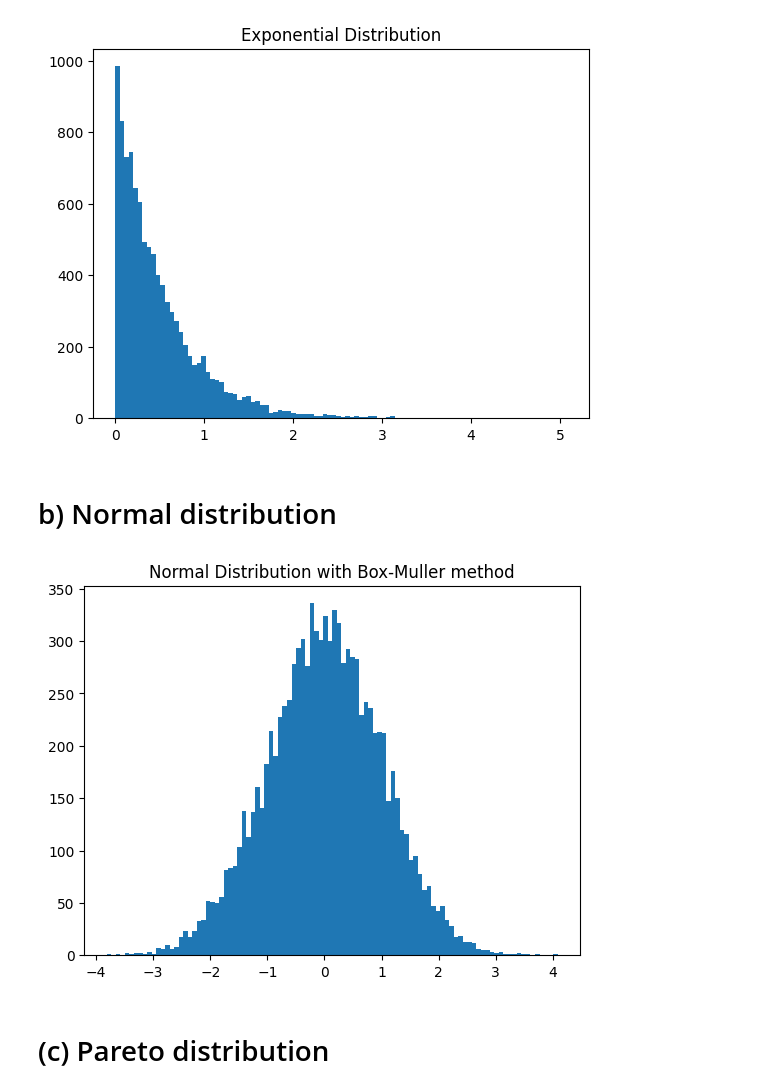
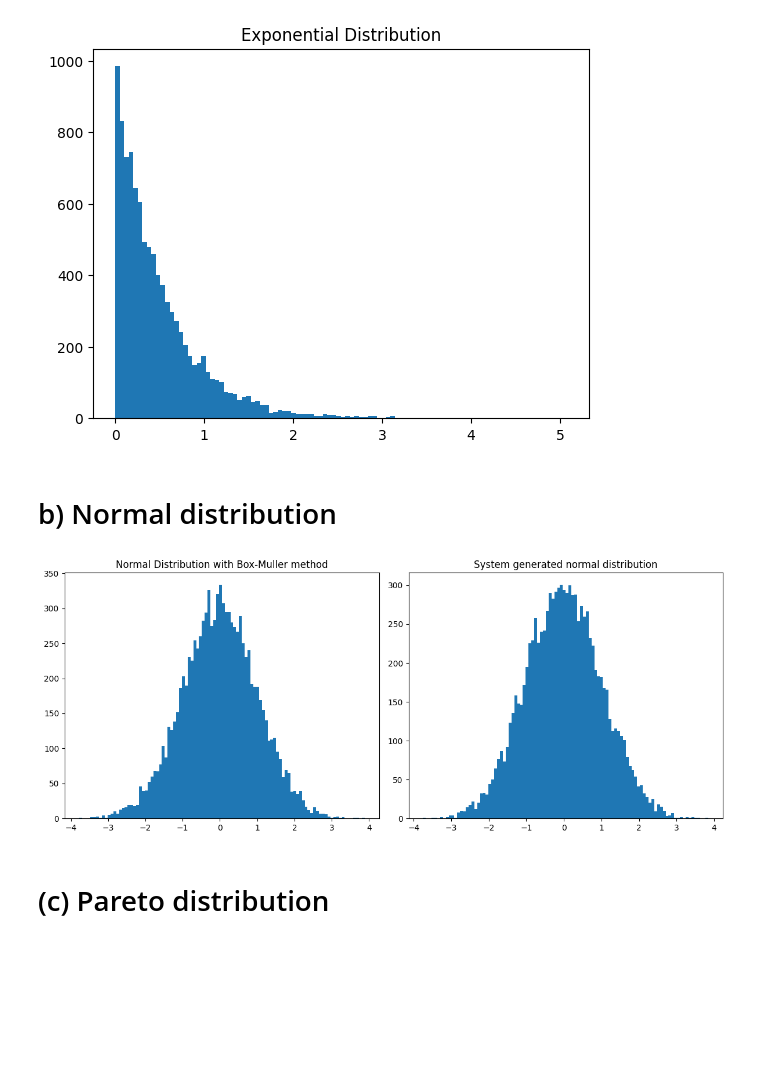
Before and after one commit to shajib004/Stotastic_simulation, a Jupyter notebook: exercise 3.ipynb, the cells around one changed output. Drawn from its saved outputs; the diff is of its cells as text; code cells hidden in the pictures; blank space fills up the shorter version.

```diff
--- a/exercise 3.ipynb
+++ b/exercise 3.ipynb
@@ -47,20 +47,25 @@ plt.title('Exponential Distribution')
 plt.show()
 # %% [output]
 [figure]
-# %% [markdown]
-# b) Normal distribution
+# %% [markdown]
+# b) Normal distribution
 # %%
 from math import cos,pi
 def normal_box_muler(sample_size):
     sample = [((-2*log(np.random.uniform(0,1,1)[0]))**(1/2))*cos(2*pi*np.random.uniform(0,1,1)[0]) for i in range(sample_size)]
     return sample
-# %%
-plt.hist(normal_box_muler(10000),100)
-plt.title('Normal Distribution with Box-Muller method')
-
-plt.show()
-# %% [output]
-[figure, removed]
+# %%
+fig, axes = plt.subplots(nrows=1, ncols=2, figsize=(12, 5))
+titles = ['Normal Distribution with Box-Muller method', 'System generated normal distribution']
+axes[0].hist(normal_box_muler(10000),100)
+axes[0].set_title(titles[0])
+axes[1].hist(np.random.normal(0, 1, 10000),100)
+axes[1].set_title(titles[1])
+
+plt.tight_layout()
+plt.show()
+# %% [output]
+[figure, added]
 # %% [markdown]
 # (c) Pareto distribution
 # %%
```
Also changed, not shown: parts of 8 cells of this notebook.
